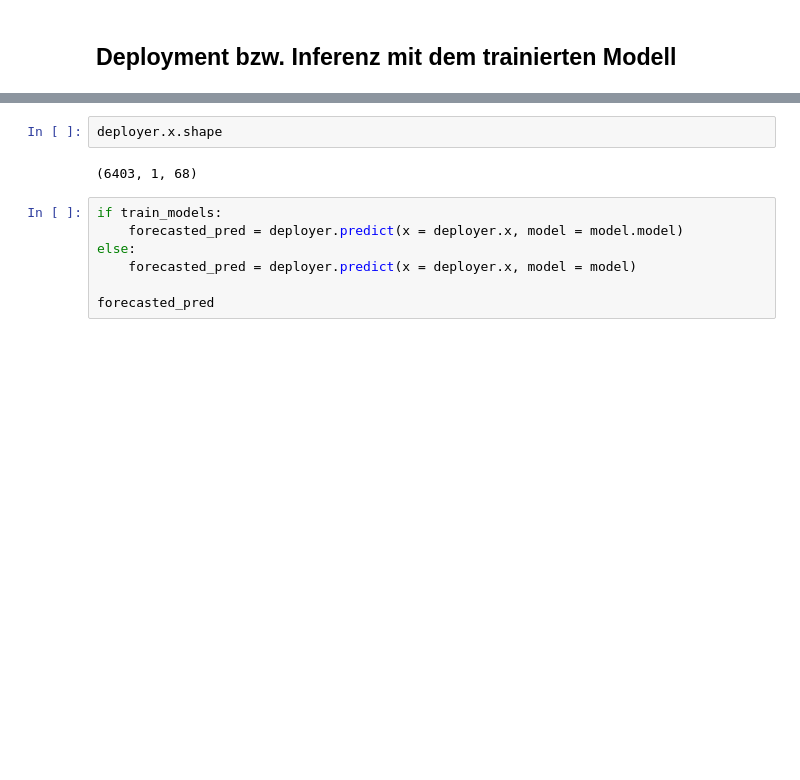
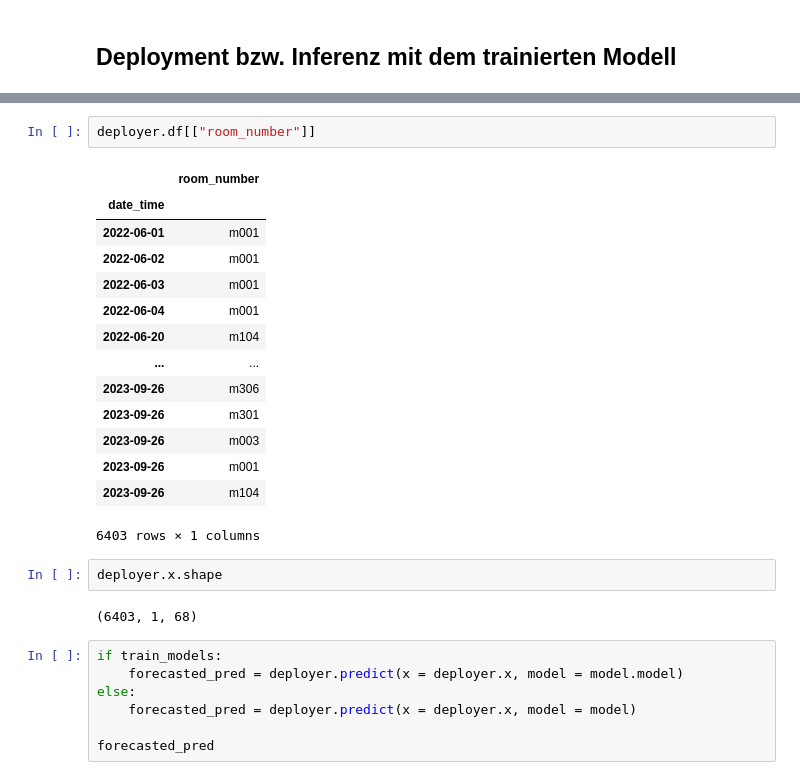
Before and after one commit to dan-vp/iot_co2_ampel_m, a Jupyter notebook: CO2_forecasting_daniel.ipynb, the cells around one changed output, grey strips where cells are left out. Drawn from its saved outputs; the diff is of its cells as text; blank space fills up the shorter version.

```diff
--- a/CO2_forecasting_daniel.ipynb
+++ b/CO2_forecasting_daniel.ipynb
@@ -232,3 +230,20 @@ deployer = Predictor(data = df, feature_engineering_class_object = fe, label = "
+# %%
+deployer.df[["room_number"]]
+# %% [output]
+|  | room_number |
+| date_time |  |
+| 2022-06-01 | m001 |
+| 2022-06-02 | m001 |
+| 2022-06-03 | m001 |
+| 2022-06-04 | m001 |
+| 2022-06-20 | m104 |
+| ... | ... |
+| 2023-09-26 | m306 |
+| 2023-09-26 | m301 |
+| 2023-09-26 | m003 |
+| 2023-09-26 | m001 |
+| 2023-09-26 | m104 |
+6403 rows × 1 columns
 # %%
 deployer.x.shape
 # %% [output]
```
Also changed, not shown: parts of 15 cells of this notebook, 5 other files.
